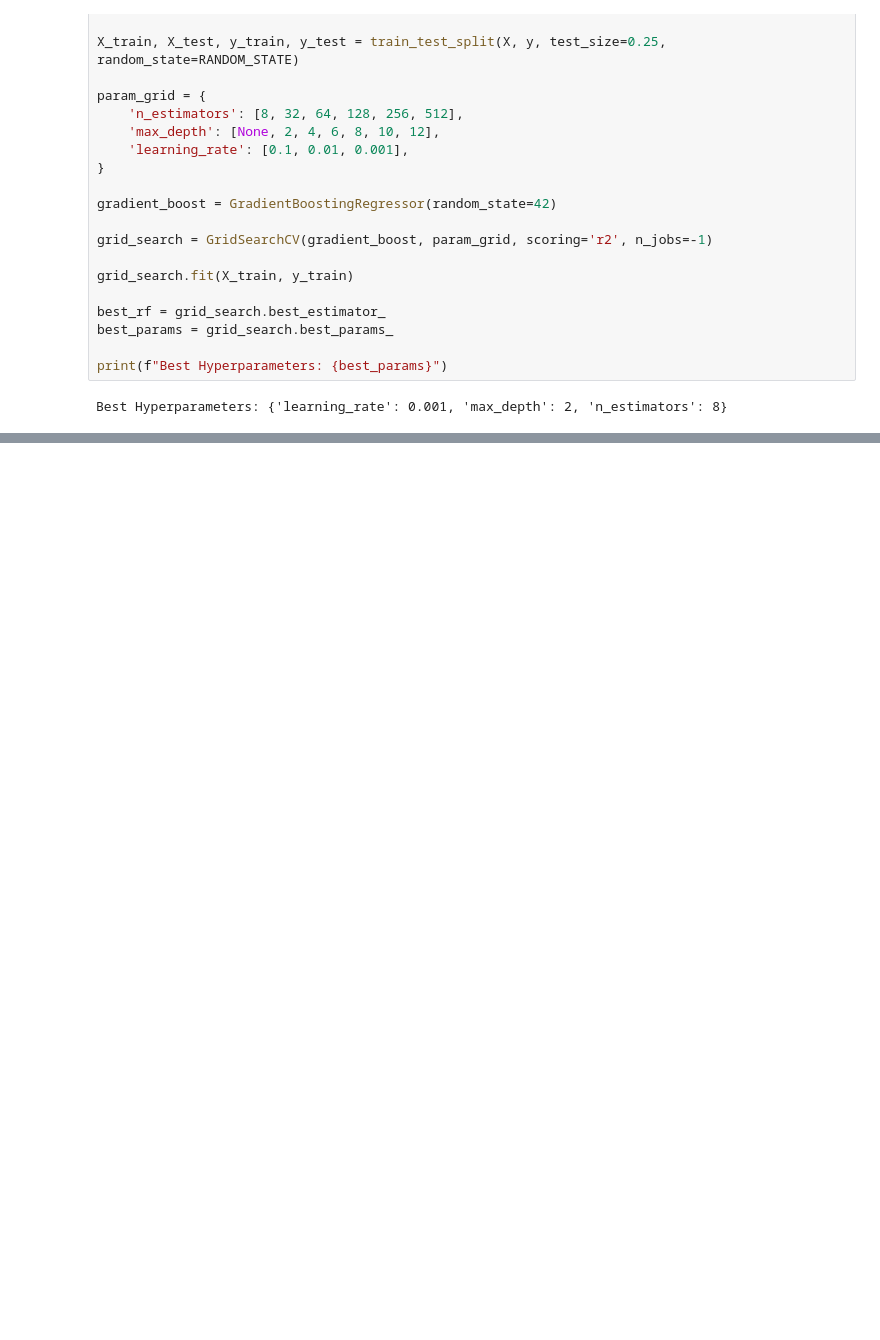
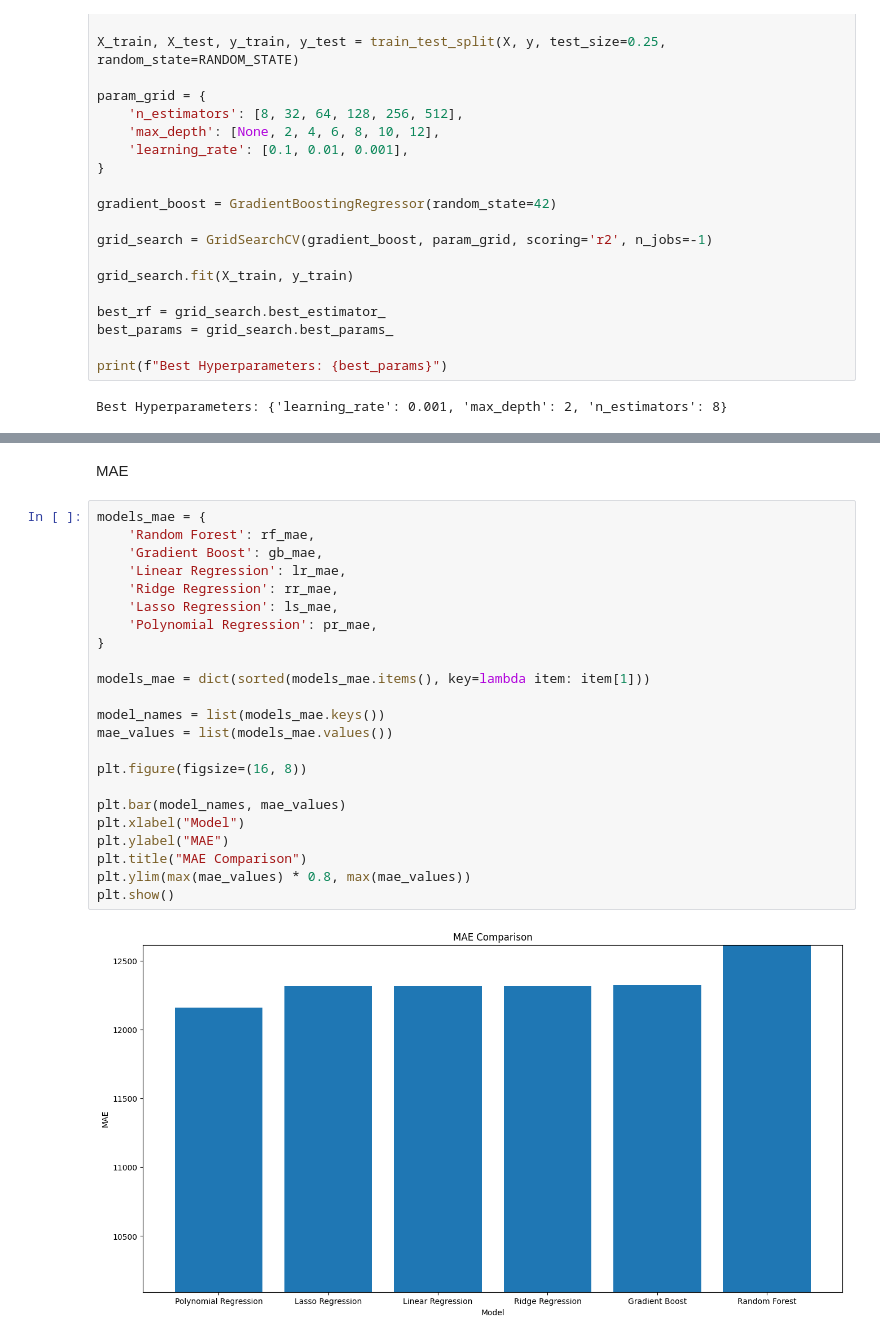
Before and after one commit to deeckn/bitcoin-predictions, a Jupyter notebook: main.ipynb, the cells around one changed output, grey strips where cells are left out. Saved outputs shown, nothing was run; the diff lists cells and outputs as text; blank space fills up the shorter version.

```diff
--- a/main.ipynb
+++ b/main.ipynb
@@ -486,0 +511,27 @@ array([23613.62059359, 23613.62059359])
+# %% [markdown]
+MAE
+# %%
+models_mae = {
+    'Random Forest': rf_mae,
+    'Gradient Boost': gb_mae,
+    'Linear Regression': lr_mae,
+    'Ridge Regression': rr_mae,
+    'Lasso Regression': ls_mae,
+    'Polynomial Regression': pr_mae,
+}
+
+models_mae = dict(sorted(models_mae.items(), key=lambda item: item[1]))
+
+model_names = list(models_mae.keys())
+mae_values = list(models_mae.values())
+
+plt.figure(figsize=(16, 8))
+
+plt.bar(model_names, mae_values)
+plt.xlabel("Model")
+plt.ylabel("MAE")
+plt.title("MAE Comparison")
+plt.ylim(max(mae_values) * 0.8, max(mae_values))
+plt.show()
+# %% [output]
+[figure, added]
```
Also changed, not shown: parts of 27 cells of this notebook.
